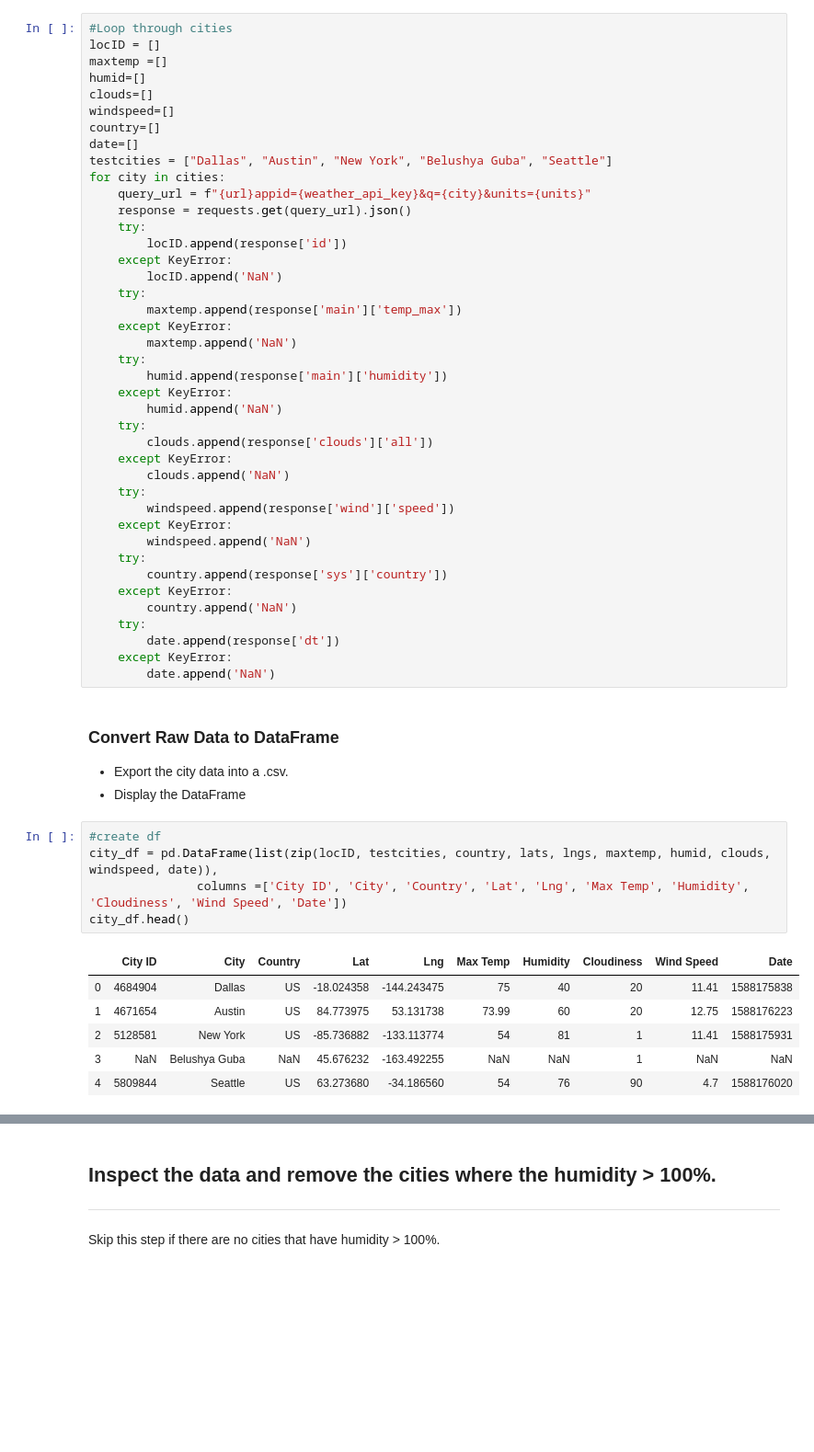
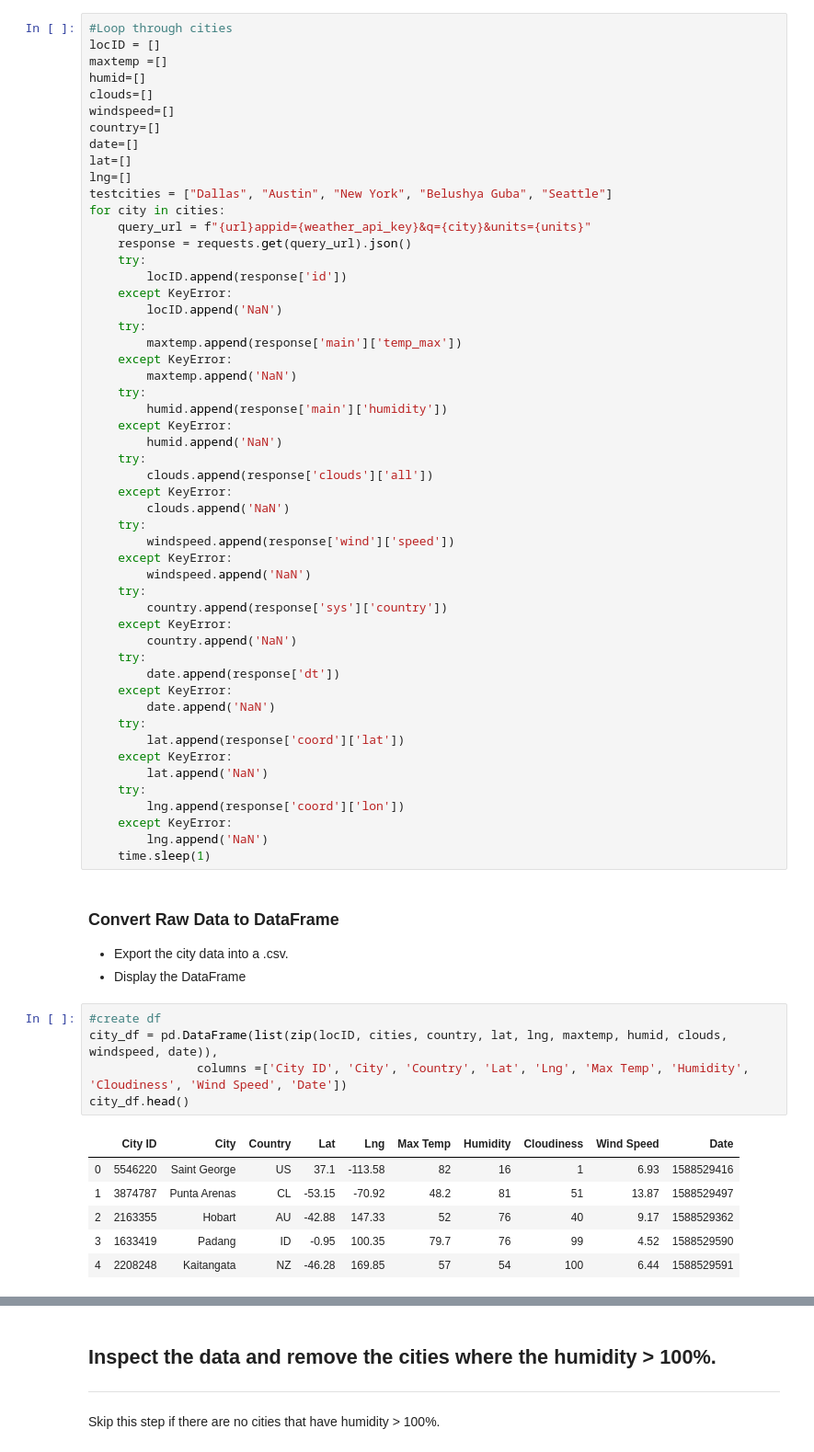
Before and after one commit to UncelSoogar/SMU_Homework, a Jupyter notebook: Submissions/6_PythonAPIs/WeatherPy.ipynb, the cells around one changed output, grey strips where cells are left out. Shown at 92% size. Saved outputs shown, nothing was run; the diff lists cells and outputs as text; blank space fills up the shorter version.

```diff
--- a/Submissions/6_PythonAPIs/WeatherPy.ipynb
+++ b/Submissions/6_PythonAPIs/WeatherPy.ipynb
@@ -118,6 +117,8 @@ clouds=[]
 windspeed=[]
 country=[]
 date=[]
+lat=[]
+lng=[]
 testcities = ["Dallas", "Austin", "New York", "Belushya Guba", "Seattle"]
 for city in cities:
     query_url = f"{url}appid={weather_api_key}&q={city}&units={units}"
@@ -150,19 +151,28 @@ for city in cities:
         date.append(response['dt'])
     except KeyError:
         date.append('NaN')
+    try:
+        lat.append(response['coord']['lat'])
+    except KeyError:
+        lat.append('NaN')
+    try:
+        lng.append(response['coord']['lon'])
+    except KeyError:
+        lng.append('NaN')
+    time.sleep(1)
 # %% [markdown]
 ### Convert Raw Data to DataFrame
 * Export the city data into a .csv.
 * Display the DataFrame
 # %%
 #create df
-city_df = pd.DataFrame(list(zip(locID, testcities, country, lats, lngs, maxtemp, humid, clouds, windspeed, date)),
+city_df = pd.DataFrame(list(zip(locID, cities, country, lat, lng, maxtemp, humid, clouds, windspeed, date)),
                columns =['City ID', 'City', 'Country', 'Lat', 'Lng', 'Max Temp', 'Humidity', 'Cloudiness', 'Wind Speed', 'Date'])
 city_df.head()
 # %% [output]
 |  | City ID | City | Country | Lat | Lng | Max Temp | Humidity | Cloudiness | Wind Speed | Date |
-| 0 | 4684904 | Dallas | US | -18.024358 | -144.243475 | 75 | 40 | 20 | 11.41 | 1588175838 |
-| 1 | 4671654 | Austin | US | 84.773975 | 53.131738 | 73.99 | 60 | 20 | 12.75 | 1588176223 |
-| 2 | 5128581 | New York | US | -85.736882 | -133.113774 | 54 | 81 | 1 | 11.41 | 1588175931 |
-| 3 | NaN | Belushya Guba | NaN | 45.676232 | -163.492255 | NaN | NaN | 1 | NaN | NaN |
-| 4 | 5809844 | Seattle | US | 63.273680 | -34.186560 | 54 | 76 | 90 | 4.7 | 1588176020 |
+| 0 | 5546220 | Saint George | US | 37.1 | -113.58 | 82 | 16 | 1 | 6.93 | 1588529416 |
+| 1 | 3874787 | Punta Arenas | CL | -53.15 | -70.92 | 48.2 | 81 | 51 | 13.87 | 1588529497 |
+| 2 | 2163355 | Hobart | AU | -42.88 | 147.33 | 52 | 76 | 40 | 9.17 | 1588529362 |
+| 3 | 1633419 | Padang | ID | -0.95 | 100.35 | 79.7 | 76 | 99 | 4.52 | 1588529590 |
+| 4 | 2208248 | Kaitangata | NZ | -46.28 | 169.85 | 57 | 54 | 100 | 6.44 | 1588529591 |
```
Also changed, not shown: parts of 48 cells of this notebook, 2 other files.
